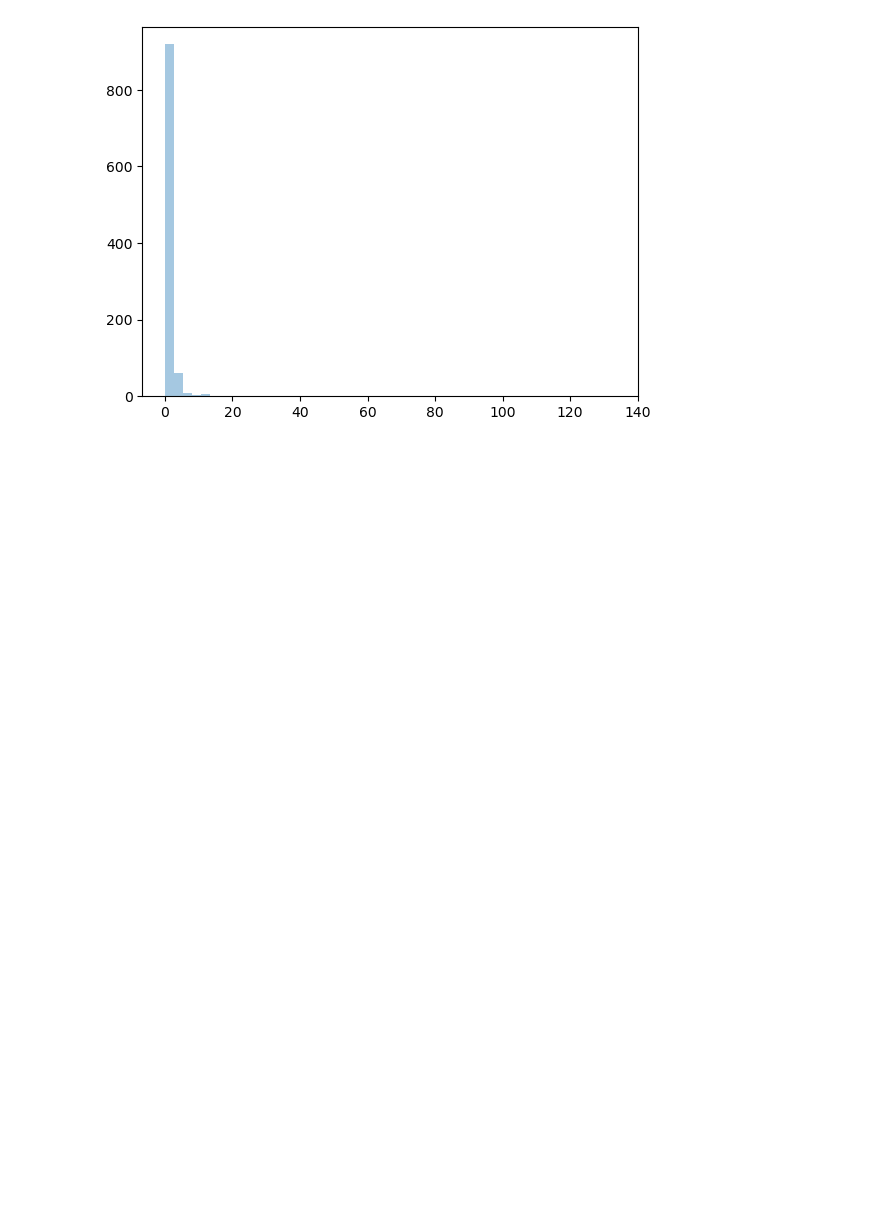
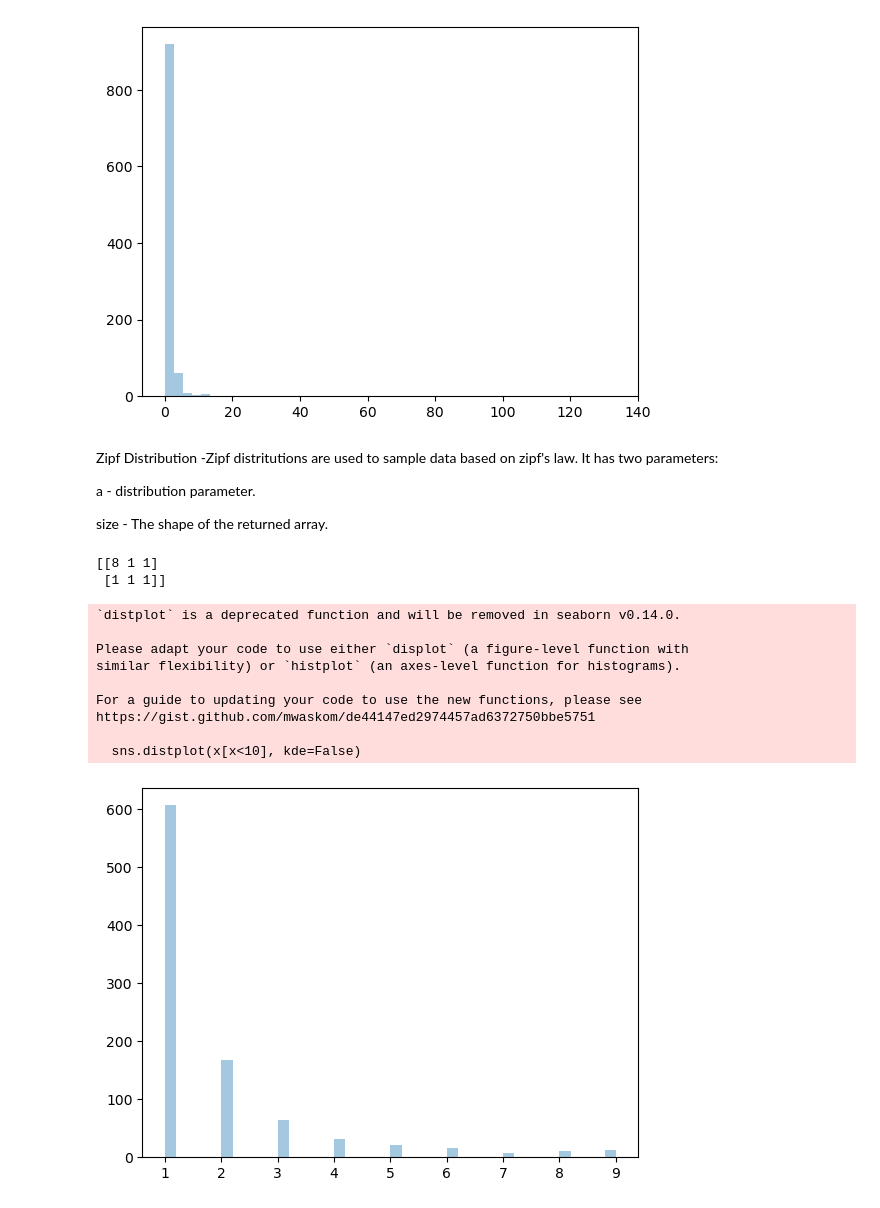
Before and after one commit to martinkilombe/Machine-Learning-Libraries, a Jupyter notebook: Numpy Learning w3school.ipynb, the cells around one changed output. Saved outputs shown, nothing was run; the diff lists cells and outputs as text; code cells hidden in the pictures; blank space fills up the shorter version.

```diff
--- a/Numpy Learning w3school.ipynb
+++ b/Numpy Learning w3school.ipynb
@@ -899,3 +899,33 @@ https://gist.github.com/mwaskom/de44147ed2974457ad6372750bbe5751
 
   sns.distplot(random.pareto(a=2, size=1000), kde=False)
 [figure]
+# %% [markdown]
+Zipf Distribution
+-Zipf distritutions are used to sample data based on zipf's law.
+It has two parameters:
+
+a - distribution parameter.
+
+size - The shape of the returned array.
+# %%
+x = random.zipf(a=2, size=(2, 3))
+print(x)
+# %% [output]
+[[8 1 1]
+ [1 1 1]]
+# %%
+#Visualization of Zipf Distribution--Sample 1000 points but plotting only ones with value < 10 for more meaningful chart.
+x = random.zipf(a=2, size=1000)
+sns.distplot(x[x<10], kde=False)
+plt.show()
+# %% [output]
+`distplot` is a deprecated function and will be removed in seaborn v0.14.0.
+
+Please adapt your code to use either `displot` (a figure-level function with
+similar flexibility) or `histplot` (an axes-level function for histograms).
+
+For a guide to updating your code to use the new functions, please see
+https://gist.github.com/mwaskom/de44147ed2974457ad6372750bbe5751
+
+  sns.distplot(x[x<10], kde=False)
+[figure, added]
```
Also changed, not shown: parts of 2 cells of this notebook.
